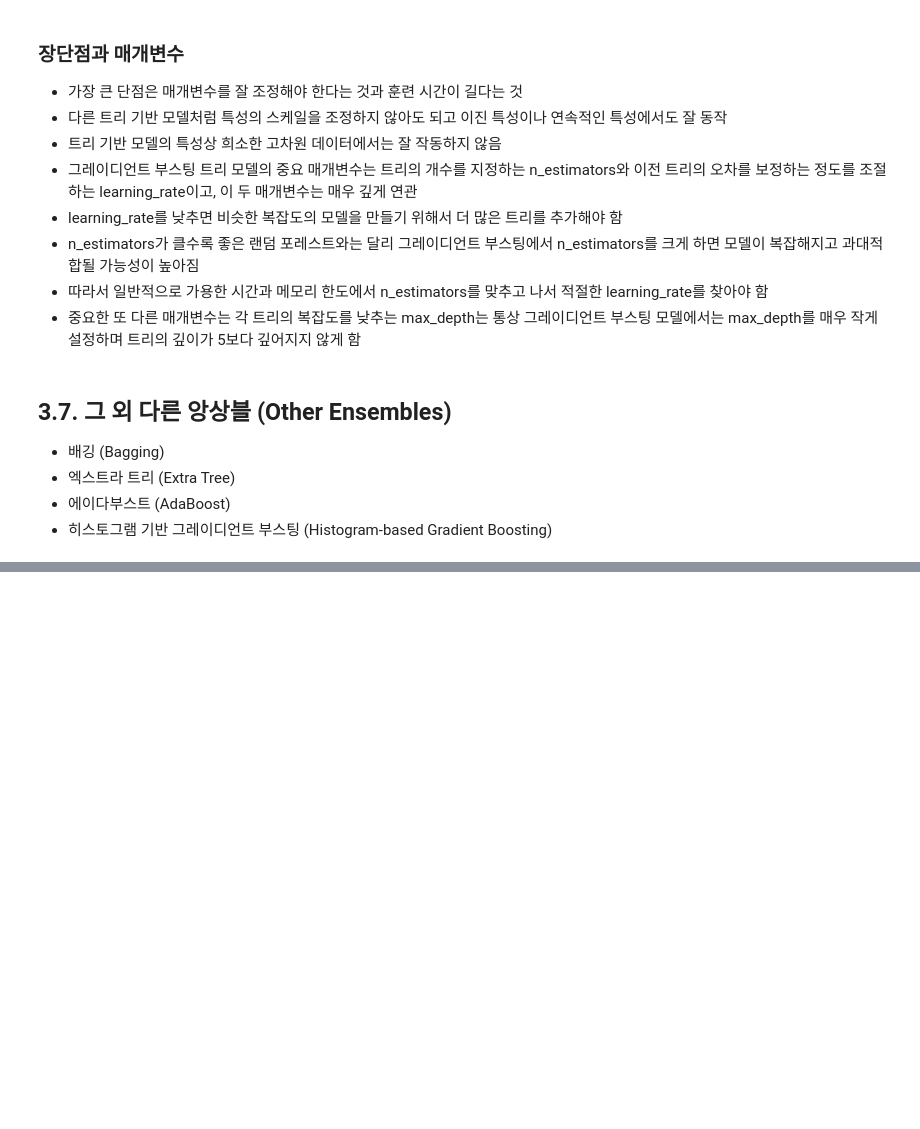
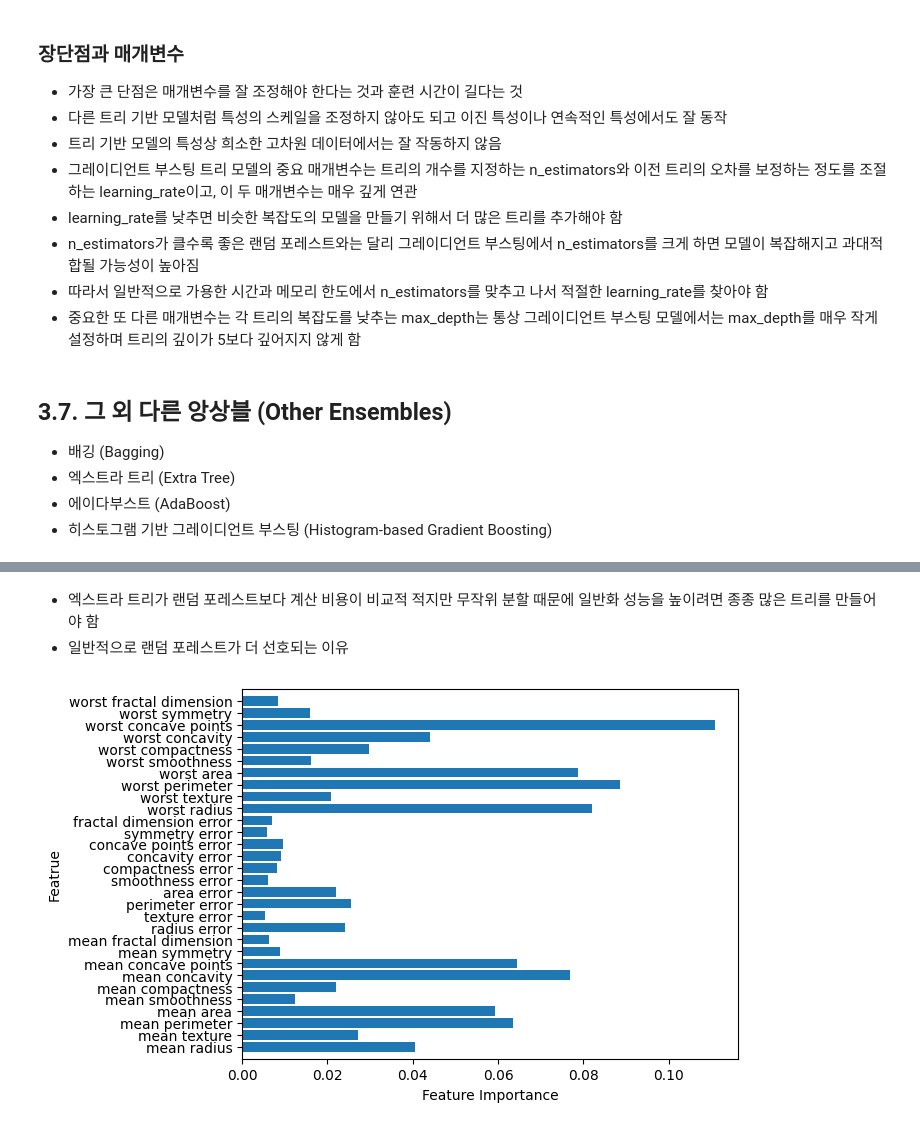
Before and after one commit to haribo09876/MachineLearning, a Jupyter notebook: 02. SupervisedLearning/03. SupervisedLearningAlgorithm.ipynb, the cells around one changed output, grey strips where cells are left out. Drawn from its saved outputs; the diff is of its cells as text; code cells hidden in the pictures; blank space fills up the shorter version.

```diff
--- a/02. SupervisedLearning/03. SupervisedLearningAlgorithm.ipynb
+++ b/02. SupervisedLearning/03. SupervisedLearningAlgorithm.ipynb
@@ -1065,0 +1079,6 @@ plot_feature_importances_cancer(gbrt)
+# %%
+# 배깅을 사용하여 cancer 데이터셋에 로지스틱 회귀 모델을 100개 훈련하여 앙상블
+from sklearn.linear_model import LogisticRegression
+from sklearn.ensemble import BaggingClassifier
+bagging = BaggingClassifier(LogisticRegression(solver='liblinear'), n_estimators=100, oob_score=True, n_jobs=-1, random_state=42)
+bagging.fit(Xc_train, yc_train)
@@ -1065,0 +1177,14 @@ plot_feature_importances_cancer(gbrt)
+# %% [markdown]
+- 엑스트라 트리가 랜덤 포레스트보다 계산 비용이 비교적 적지만 무작위 분할 때문에 일반화 성능을 높이려면 종종 많은 트리를 만들어야 함
+- 일반적으로 랜덤 포레스트가 더 선호되는 이유
+# %%
+# 엑스트라 트리의 특성 중요도를 시각화. 엑스트라 트리의 특성 중요도는 비교적 랜덤 포레스트와 비슷
+n_features = cancer.data.shape[1]
+plt.barh(range(n_features), xtree.feature_importances_, align='center')
+plt.yticks(np.arange(n_features), cancer.feature_names)
+plt.xlabel("Feature Importance")
+plt.ylabel("Featrue")
+plt.ylim(-1, n_features)
+plt.show();
+# %% [output]
+[figure, added]
```
Also changed, not shown: parts of 24 cells of this notebook.
